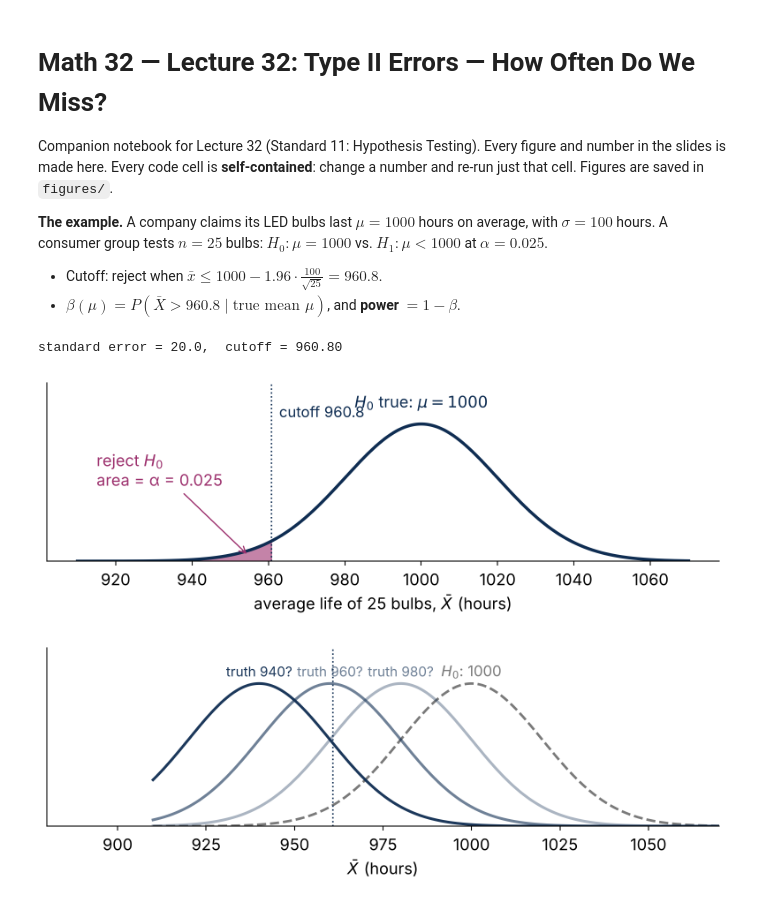
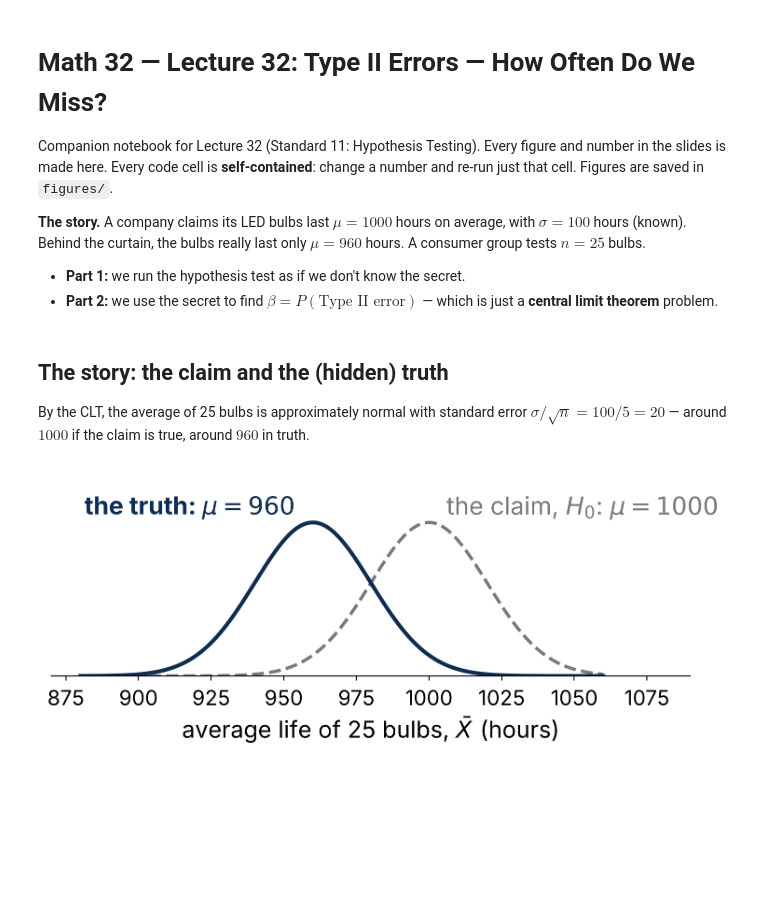
Before and after one commit to ssindiUCM/Fall2026_UCMerced_Math32, a Jupyter notebook: Lecture32_Type_II_Errors/Lecture32.ipynb, the cells around one changed output. Saved outputs shown, nothing was run; the diff lists cells and outputs as text; code cells hidden in the pictures; blank space fills up the shorter version.

```diff
--- a/Lecture32_Type_II_Errors/Lecture32.ipynb
+++ b/Lecture32_Type_II_Errors/Lecture32.ipynb
@@ -4,59 +4,51 @@
 Companion notebook for Lecture 32 (Standard 11: Hypothesis Testing). Every figure and number in the slides is made here.
 Every code cell is **self-contained**: change a number and re-run just that cell. Figures are saved in `figures/`.
 
-**The example.** A company claims its LED bulbs last $\mu = 1000$ hours on average, with $\sigma = 100$ hours.
-A consumer group tests $n = 25$ bulbs: $H_0: \mu = 1000$ vs. $H_1: \mu < 1000$ at $\alpha = 0.025$.
+**The story.** A company claims its LED bulbs last $\mu = 1000$ hours on average, with $\sigma = 100$ hours (known).
+Behind the curtain, the bulbs really last only $\mu = 960$ hours. A consumer group tests $n = 25$ bulbs.
 
-* Cutoff: reject when $\bar x \le 1000 - 1.96 \cdot \frac{100}{\sqrt{25}} = 960.8$.
-* $\beta(\mu) = P(\bar X > 960.8 \mid \text{true mean } \mu)$, and **power** $= 1 - \beta$.
+* **Part 1:** we run the hypothesis test as if we don't know the secret.
+* **Part 2:** we use the secret to find $\beta = P(\text{Type II error})$ — which is just a **central limit theorem** problem.
+# %% [markdown]
+## The story: the claim and the (hidden) truth
+
+By the CLT, the average of 25 bulbs is approximately normal with standard error $\sigma/\sqrt{n} = 100/5 = 20$ — around $1000$ if the claim is true, around $960$ in truth.
 # %%
 import numpy as np
 import matplotlib.pyplot as plt
 from pathlib import Path
 from scipy import stats
 
 NAVY, GOLD, TEAL, MAGENTA, GRAY = "#0F2D52", "#DBAA01", "#007C77", "#9D316E", "#7A7A7A"
 OUTDIR = Path("figures"); OUTDIR.mkdir(exist_ok=True)
-plt.rcParams.update({"font.size": 13, "axes.spines.top": False, "axes.spines.right": False})
+plt.rcParams.update({"font.size": 18, "axes.spines.top": False, "axes.spines.right": False,
+                     "axes.labelsize": 18, "xtick.labelsize": 16, "mathtext.fontset": "dejavusans"})
+L = 19   # label size (big, so the back row can read the slides)
 def save(fig, name):
     fig.tight_layout()
     fig.savefig(OUTDIR / name, dpi=200, facecolor="white", bbox_inches="tight")
     plt.show()
+def clean(ax):
+    ax.set_yticks([]); ax.spines["left"].set_visible(False)
 
 # The light bulb example: H0: mu = 1000 vs H1: mu < 1000, sigma = 100 known, alpha = 0.025
-MU0, SIGMA, ALPHA = 1000, 100, 0.025
-Z = stats.norm.ppf(1 - ALPHA)                     # 1.96
-def cutoff(n):  return MU0 - Z * SIGMA / np.sqrt(n)
-def beta(mu, n): return stats.norm.sf((cutoff(n) - mu) / (SIGMA / np.sqrt(n)))   # P(Xbar > c | mu)
+MU0, SIGMA, ALPHA, N = 1000, 100, 0.025, 25
+ZC = stats.norm.ppf(1 - ALPHA)                       # z_0.025 = 1.96
+def se(n): return SIGMA / np.sqrt(n)                  # standard error, from the CLT
+def cutoff(n): return MU0 - ZC * se(n)                # reject H0 when xbar <= cutoff
+def beta(mu, n): return stats.norm.sf((cutoff(n) - mu) / se(n))   # P(Xbar > cutoff | true mean mu)
+TRUTH, XBAR = 960, 968                                # the hidden truth, and the consumer group's sample mean
+SE = se(N); CUT = cutoff(N)
+LO, HI = XBAR - ZC * SE, XBAR + ZC * SE               # our confidence interval
+H0LAB, TRLAB = r"$H_0$: $\mu = 1000$", r"truth: $\mu = 960$"
 
-# Type I error: the H0 picture with the rejection region (area alpha)
-n = 25; se = SIGMA / np.sqrt(n); c = cutoff(n)
-print(f"standard error = {se},  cutoff = {c:.2f}")
-x = np.linspace(910, 1070, 600); f = stats.norm.pdf(x, MU0, se)
-fig, ax = plt.subplots(figsize=(8, 3.0))
-ax.plot(x, f, color=NAVY, lw=2.5)
-ax.fill_between(x, f, where=x <= c, color=MAGENTA, alpha=0.6)
-ax.axvline(c, color=NAVY, lw=1.2, ls=":")
-ax.annotate("reject $H_0$\narea = α = 0.025", xy=(c - 6, f.max() * 0.04), xytext=(915, f.max() * 0.55),
-            color=MAGENTA, fontsize=13, arrowprops=dict(arrowstyle="->", color=MAGENTA))
-ax.text(c + 2, f.max() * 1.05, f"cutoff {c:.1f}", color=NAVY, fontsize=12)
-ax.text(MU0, f.max() * 1.12, r"$H_0$ true: $\mu = 1000$", ha="center", fontsize=13, color=NAVY)
-ax.set(yticks=[], xlabel=r"average life of 25 bulbs, $\bar X$ (hours)", ylim=(0, f.max() * 1.3))
-save(fig, "bulbs_typeI.png")
-
-# Why beta is harder: it depends on the TRUE mean, which we don't know
-fig, ax = plt.subplots(figsize=(8, 3.0))
-ax.plot(x, f, color=GRAY, lw=2, ls="--")
-ax.text(MU0, f.max() * 1.05, r"$H_0$: 1000", ha="center", fontsize=12, color=GRAY)
-for mu, a in [(980, 0.35), (960, 0.6), (940, 0.95)]:
-    g = stats.norm.pdf(x, mu, se)
-    ax.plot(x, g, color=NAVY, lw=2.2, alpha=a)
-    ax.text(mu, g.max() * 1.05, f"truth {mu}?", ha="center", fontsize=11, color=NAVY, alpha=max(a, 0.6))
-ax.axvline(c, color=NAVY, lw=1.2, ls=":")
-ax.set(yticks=[], xlabel=r"$\bar X$ (hours)", xlim=(880, 1070), ylim=(0, f.max() * 1.25))
-x2 = np.linspace(880, 1070, 600)
-save(fig, "possible_truths.png")
+x = np.linspace(880, 1060, 600)
+f0, f1 = stats.norm.pdf(x, MU0, SE), stats.norm.pdf(x, TRUTH, SE)
+fig, ax = plt.subplots(figsize=(8, 3.4))
+ax.plot(x, f0, color=GRAY, lw=2.5, ls="--"); ax.plot(x, f1, color=NAVY, lw=3)
+ax.text(MU0 + 6, f0.max() * 1.05, r"the claim, $H_0$: $\mu = 1000$", ha="left", fontsize=L, color=GRAY)
+ax.text(TRUTH - 6, f1.max() * 1.05, r"the truth: $\mu = 960$", ha="right", fontsize=L, color=NAVY, fontweight="bold")
+ax.set(xlabel=r"average life of 25 bulbs, $\bar X$ (hours)", ylim=(0, f0.max() * 1.3), xlim=(870, 1090)); clean(ax)
+save(fig, "story.png")
 # %% [output]
-standard error = 20.0,  cutoff = 960.80
-[figure, old version]
+[figure, new version]
-[figure, removed]
```
Also changed, not shown: parts of 22 cells of this notebook, 1 other file.
